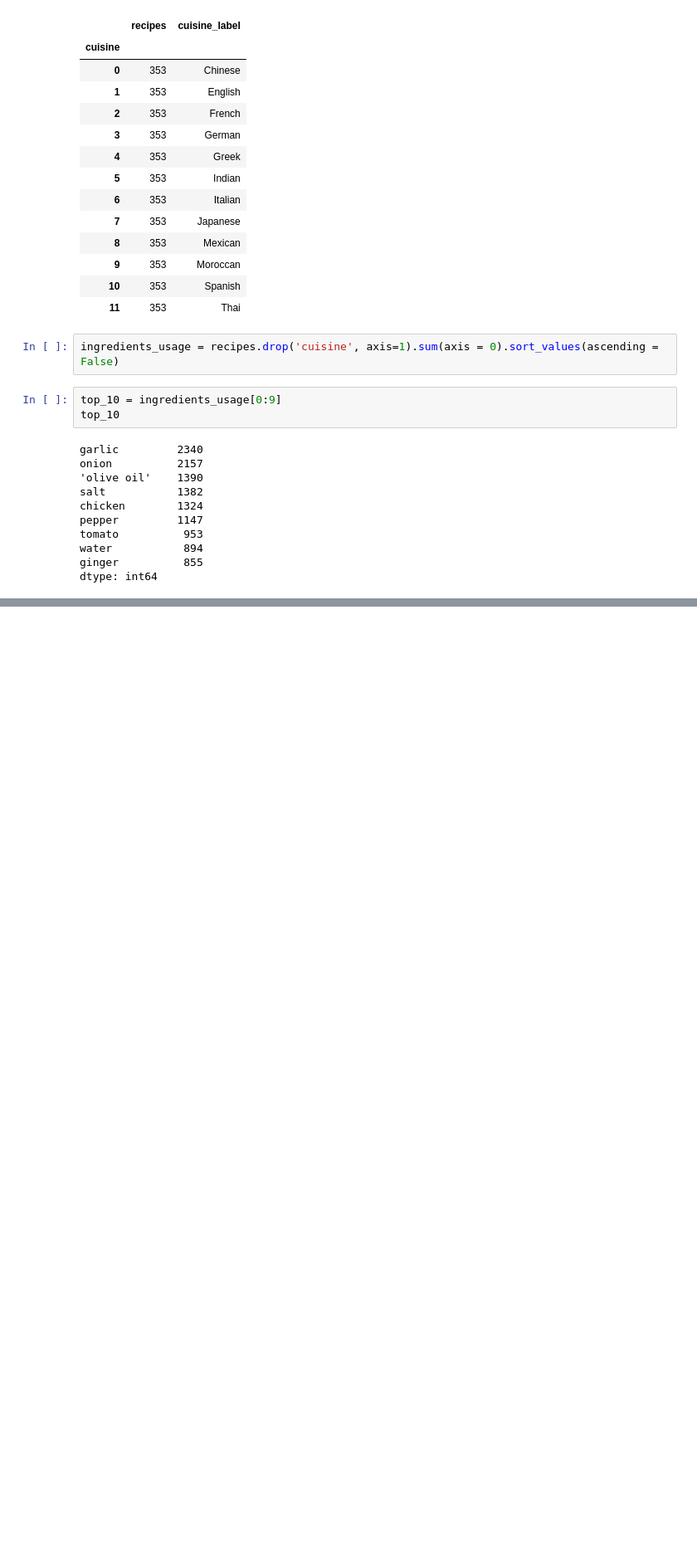
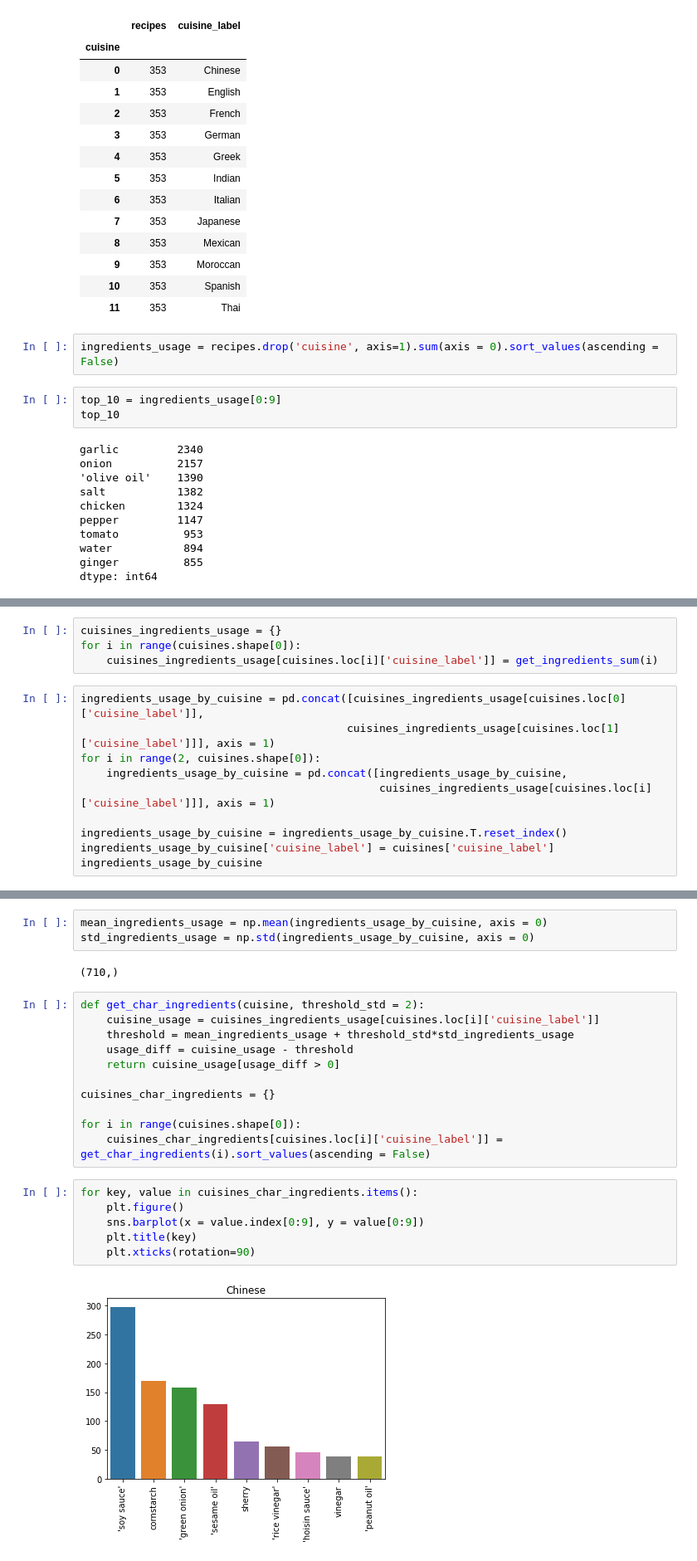
Before and after one commit to marialuquea/ingredient_recommender_ai, a Jupyter notebook: Exploratory_analysis.ipynb, the cells around one changed output, grey strips where cells are left out. Shown at 83% size. Cells and saved outputs as stored; diff of their text form; blank space fills up the shorter version.

```diff
--- a/Exploratory_analysis.ipynb
+++ b/Exploratory_analysis.ipynb
@@ -96,0 +139,14 @@ dtype: int64
+# %%
+cuisines_ingredients_usage = {}
+for i in range(cuisines.shape[0]):
+    cuisines_ingredients_usage[cuisines.loc[i]['cuisine_label']] = get_ingredients_sum(i)
+# %%
+ingredients_usage_by_cuisine = pd.concat([cuisines_ingredients_usage[cuisines.loc[0]['cuisine_label']],
+                                         cuisines_ingredients_usage[cuisines.loc[1]['cuisine_label']]], axis = 1)
+for i in range(2, cuisines.shape[0]):
+    ingredients_usage_by_cuisine = pd.concat([ingredients_usage_by_cuisine,
+                                              cuisines_ingredients_usage[cuisines.loc[i]['cuisine_label']]], axis = 1)
+
+ingredients_usage_by_cuisine = ingredients_usage_by_cuisine.T.reset_index()
+ingredients_usage_by_cuisine['cuisine_label'] = cuisines['cuisine_label']
+ingredients_usage_by_cuisine
@@ -96,0 +168,24 @@ dtype: int64
+# %%
+mean_ingredients_usage = np.mean(ingredients_usage_by_cuisine, axis = 0)
+std_ingredients_usage = np.std(ingredients_usage_by_cuisine, axis = 0)
+# %% [output]
+(710,)
+# %%
+def get_char_ingredients(cuisine, threshold_std = 2):
+    cuisine_usage = cuisines_ingredients_usage[cuisines.loc[i]['cuisine_label']]
+    threshold = mean_ingredients_usage + threshold_std*std_ingredients_usage
+    usage_diff = cuisine_usage - threshold
+    return cuisine_usage[usage_diff > 0]
+
+cuisines_char_ingredients = {}
+
+for i in range(cuisines.shape[0]):
+    cuisines_char_ingredients[cuisines.loc[i]['cuisine_label']] = get_char_ingredients(i).sort_values(ascending = False)
+# %%
+for key, value in cuisines_char_ingredients.items():
+    plt.figure()
+    sns.barplot(x = value.index[0:9], y = value[0:9])
+    plt.title(key)
+    plt.xticks(rotation=90)
+# %% [output]
+[figure, added]
```
Also changed, not shown: parts of 9 cells of this notebook.
